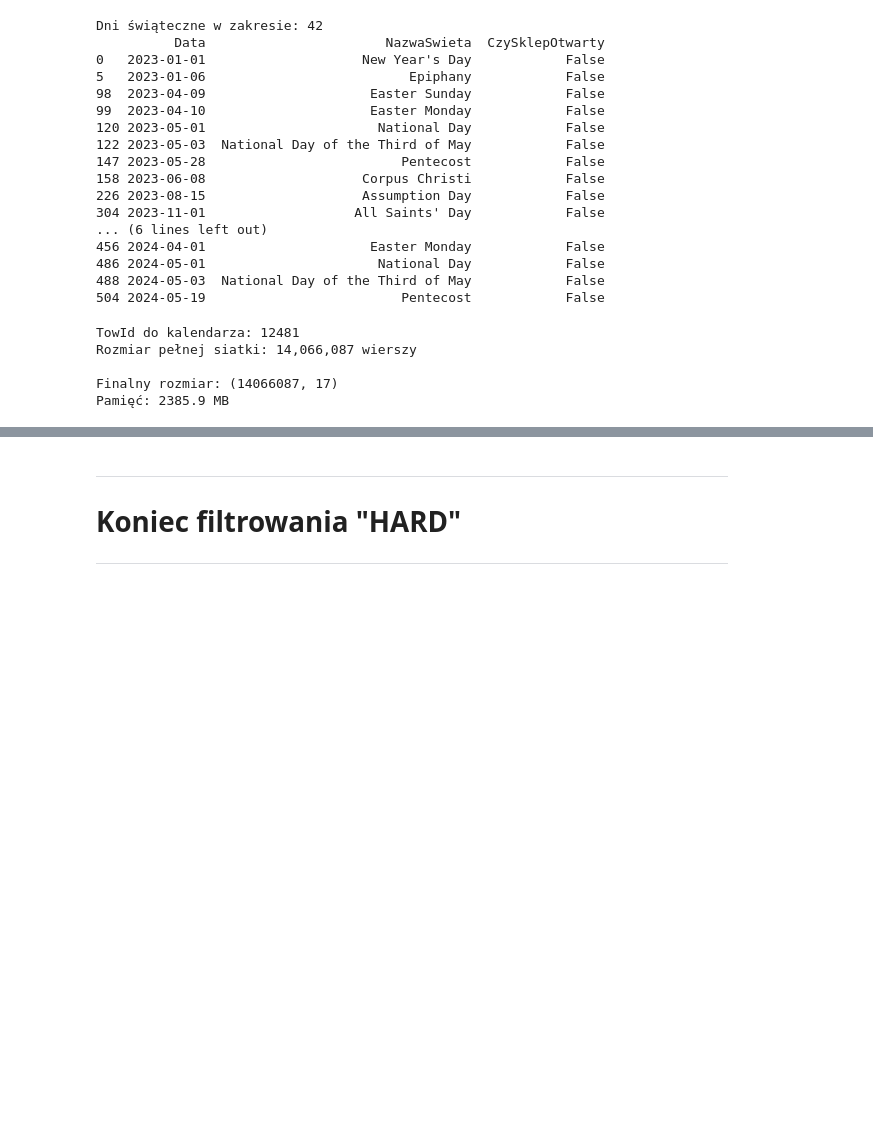
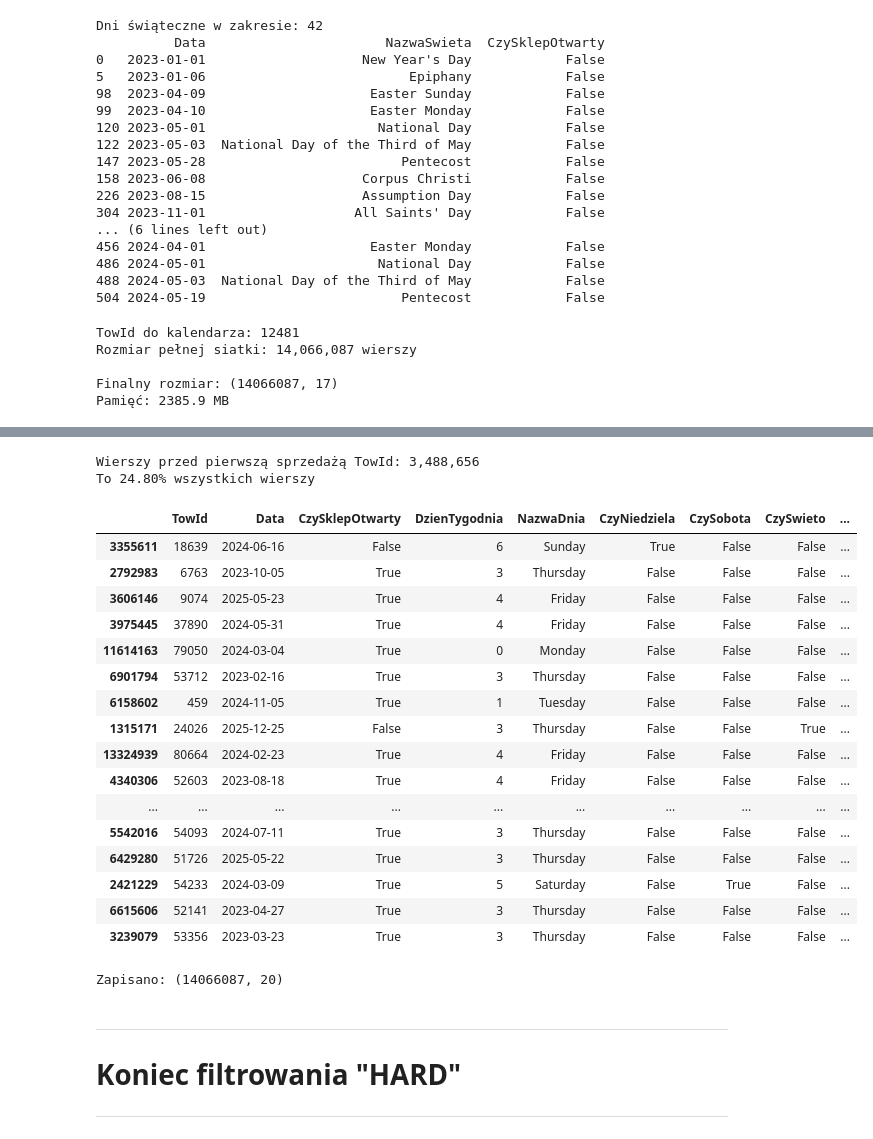
Before and after one commit to mixer123/analiza_sprzedazy, a Jupyter notebook: etl_select_asid.ipynb, the cells around one changed output, grey strips where cells are left out. Drawn from its saved outputs; the diff is of its cells as text; code cells hidden in the pictures; blank space fills up the shorter version.

Commit message:
Dodano kolumne ProduktJeszczeNieSprzedawany oraz CenaOstatniaZnana CenaDzienna

```diff
--- a/etl_select_asid.ipynb
+++ b/etl_select_asid.ipynb
@@ -1927,0 +1551,18 @@ Name: PctNakladaniaStarego, dtype: float64
+# %%
+# Szybka wersja - bez apply/lambda per grupa
+cena_dzienna = df_sprzedaz.groupby(['TowId', 'Data']).agg(
+    SumaWartosci=('Wartosc', 'sum'),
+    SumaIlosci=('IloscPlus', 'sum')
+).reset_index()
+
+cena_dzienna['CenaDzienna'] = cena_dzienna['SumaWartosci'] / cena_dzienna['SumaIlosci']
+cena_dzienna = cena_dzienna[['TowId', 'Data', 'CenaDzienna']]
+
+pelny_kalendarz = pelny_kalendarz.merge(cena_dzienna, on=['TowId', 'Data'], how='left')
+
+pelny_kalendarz = pelny_kalendarz.sort_values(['TowId', 'Data'])
+pelny_kalendarz['CenaOstatniaZnana'] = (
+    pelny_kalendarz.groupby('TowId')['CenaDzienna'].ffill()
+)
+
+print(pelny_kalendarz[['TowId', 'Data', 'CenaDzienna', 'CenaOstatniaZnana']].head(20))
@@ -1928,3 +1595,43 @@ Name: PctNakladaniaStarego, dtype: float64
+# %%
+pelny_kalendarz['ProduktJeszczeNieSprzedawany'] = pelny_kalendarz['CenaOstatniaZnana'].isna()
+
+print(f"Wierszy przed pierwszą sprzedażą TowId: {pelny_kalendarz['ProduktJeszczeNieSprzedawany'].sum():,}")
+print(f"To {pelny_kalendarz['ProduktJeszczeNieSprzedawany'].mean()*100:.2f}% wszystkich wierszy")
+# %% [output]
+Wierszy przed pierwszą sprzedażą TowId: 3,488,656
+To 24.80% wszystkich wierszy
+# %%
+pelny_kalendarz.sample(20)
+# %% [output]
+|  | TowId | Data | CzySklepOtwarty | DzienTygodnia | NazwaDnia | CzyNiedziela | CzySobota | CzySwieto | ... |
+| 3355611 | 18639 | 2024-06-16 | False | 6 | Sunday | True | False | False | ... |
+| 2792983 | 6763 | 2023-10-05 | True | 3 | Thursday | False | False | False | ... |
+| 3606146 | 9074 | 2025-05-23 | True | 4 | Friday | False | False | False | ... |
+| 3975445 | 37890 | 2024-05-31 | True | 4 | Friday | False | False | False | ... |
+| 11614163 | 79050 | 2024-03-04 | True | 0 | Monday | False | False | False | ... |
+| 6901794 | 53712 | 2023-02-16 | True | 3 | Thursday | False | False | False | ... |
+| 6158602 | 459 | 2024-11-05 | True | 1 | Tuesday | False | False | False | ... |
+| 1315171 | 24026 | 2025-12-25 | False | 3 | Thursday | False | False | True | ... |
+| 13324939 | 80664 | 2024-02-23 | True | 4 | Friday | False | False | False | ... |
+| 4340306 | 52603 | 2023-08-18 | True | 4 | Friday | False | False | False | ... |
+| ... | ... | ... | ... | ... | ... | ... | ... | ... | ... |
+| 5542016 | 54093 | 2024-07-11 | True | 3 | Thursday | False | False | False | ... |
+| 6429280 | 51726 | 2025-05-22 | True | 3 | Thursday | False | False | False | ... |
+| 2421229 | 54233 | 2024-03-09 | True | 5 | Saturday | False | True | False | ... |
+| 6615606 | 52141 | 2023-04-27 | True | 3 | Thursday | False | False | False | ... |
+| 3239079 | 53356 | 2023-03-23 | True | 3 | Thursday | False | False | False | ... |
+# %%
+pelny_kalendarz['ProduktJeszczeNieSprzedawany'] = pelny_kalendarz['CenaOstatniaZnana'].isna()
+
+# Zapis finalnej wersji
+pelny_kalendarz.to_parquet(
+    "dane/interim/fact_inka_kalendarz_pelny_towid.parquet",
+    compression='zstd',
+    index=False
+)
+print(f"Zapisano: {pelny_kalendarz.shape}")
+# %% [output]
+Zapisano: (14066087, 20)
 # %% [markdown]
 ---
 # Koniec filtrowania "HARD"
```
Also changed, not shown: parts of 24 cells of this notebook, 1 other file.
